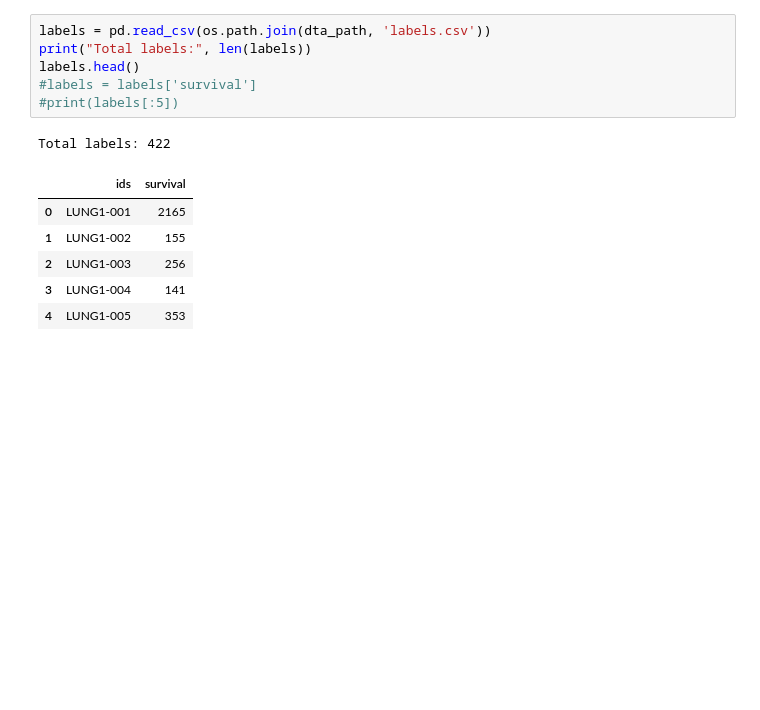
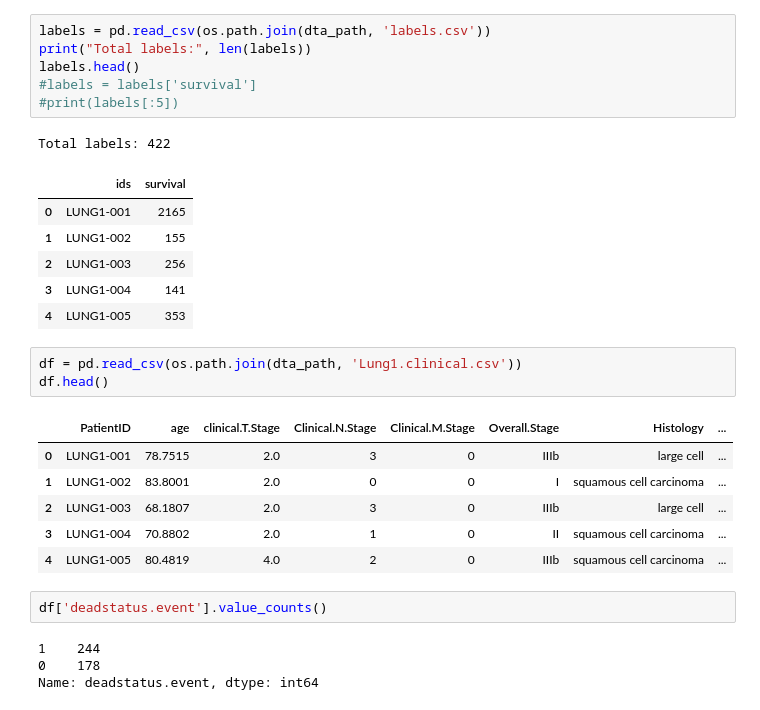
Before and after one commit to liuwenhaha/RadiomicsCNN, a Jupyter notebook: RadiomicsCNN1.ipynb, the cells around one changed output. Saved outputs shown, nothing was run; the diff lists cells and outputs as text; blank space fills up the shorter version.

```diff
--- a/RadiomicsCNN1.ipynb
+++ b/RadiomicsCNN1.ipynb
@@ -42,3 +83,19 @@ Total labels: 422
 | 2 | LUNG1-003 | 256 |
 | 3 | LUNG1-004 | 141 |
 | 4 | LUNG1-005 | 353 |
+# %%
+df = pd.read_csv(os.path.join(dta_path, 'Lung1.clinical.csv'))
+df.head()
+# %% [output]
+|  | PatientID | age | clinical.T.Stage | Clinical.N.Stage | Clinical.M.Stage | Overall.Stage | Histology | ... |
+| 0 | LUNG1-001 | 78.7515 | 2.0 | 3 | 0 | IIIb | large cell | ... |
+| 1 | LUNG1-002 | 83.8001 | 2.0 | 0 | 0 | I | squamous cell carcinoma | ... |
+| 2 | LUNG1-003 | 68.1807 | 2.0 | 3 | 0 | IIIb | large cell | ... |
+| 3 | LUNG1-004 | 70.8802 | 2.0 | 1 | 0 | II | squamous cell carcinoma | ... |
+| 4 | LUNG1-005 | 80.4819 | 4.0 | 2 | 0 | IIIb | squamous cell carcinoma | ... |
+# %%
+df['deadstatus.event'].value_counts()
+# %% [output]
+1    244
+0    178
+Name: deadstatus.event, dtype: int64
```
Also changed, not shown: parts of 32 cells of this notebook, 1 other file.
